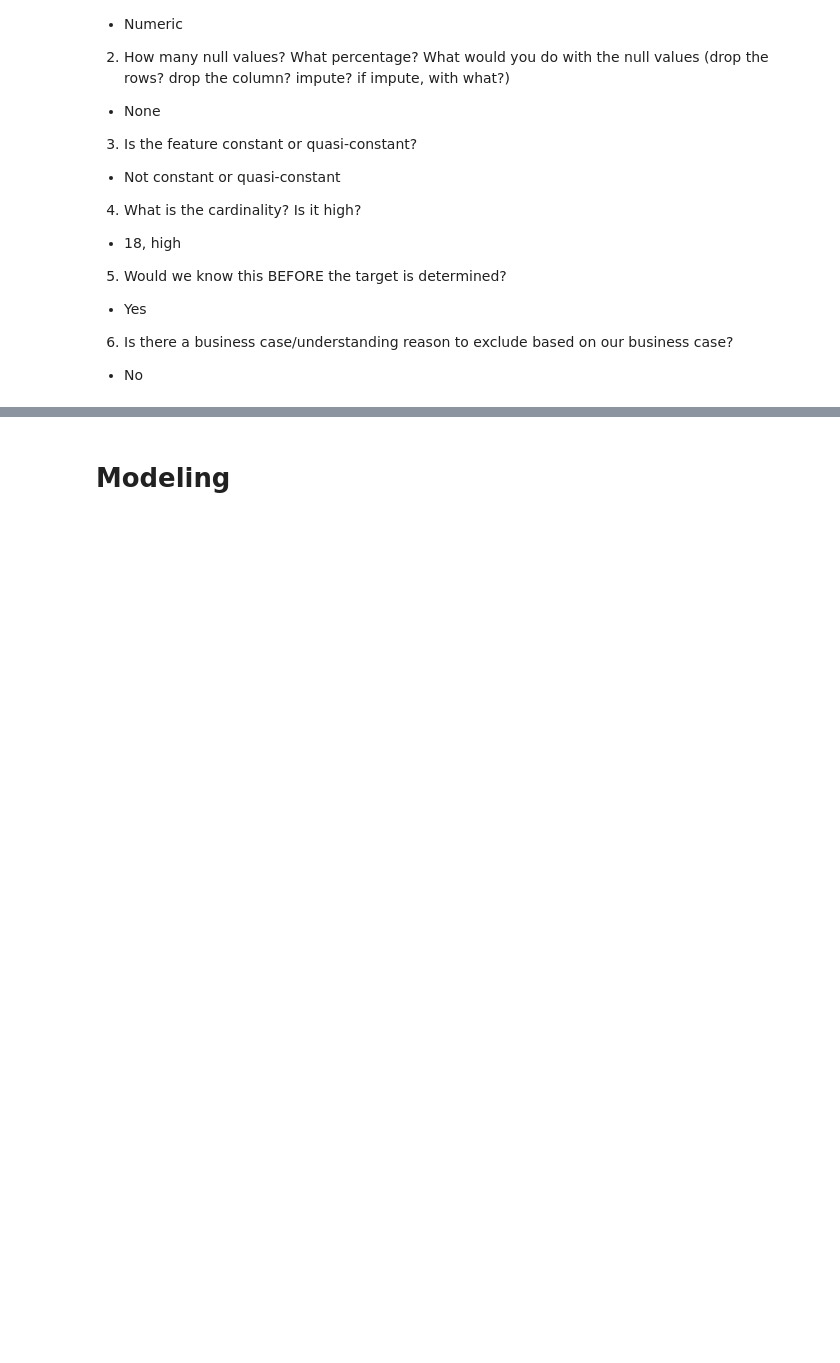
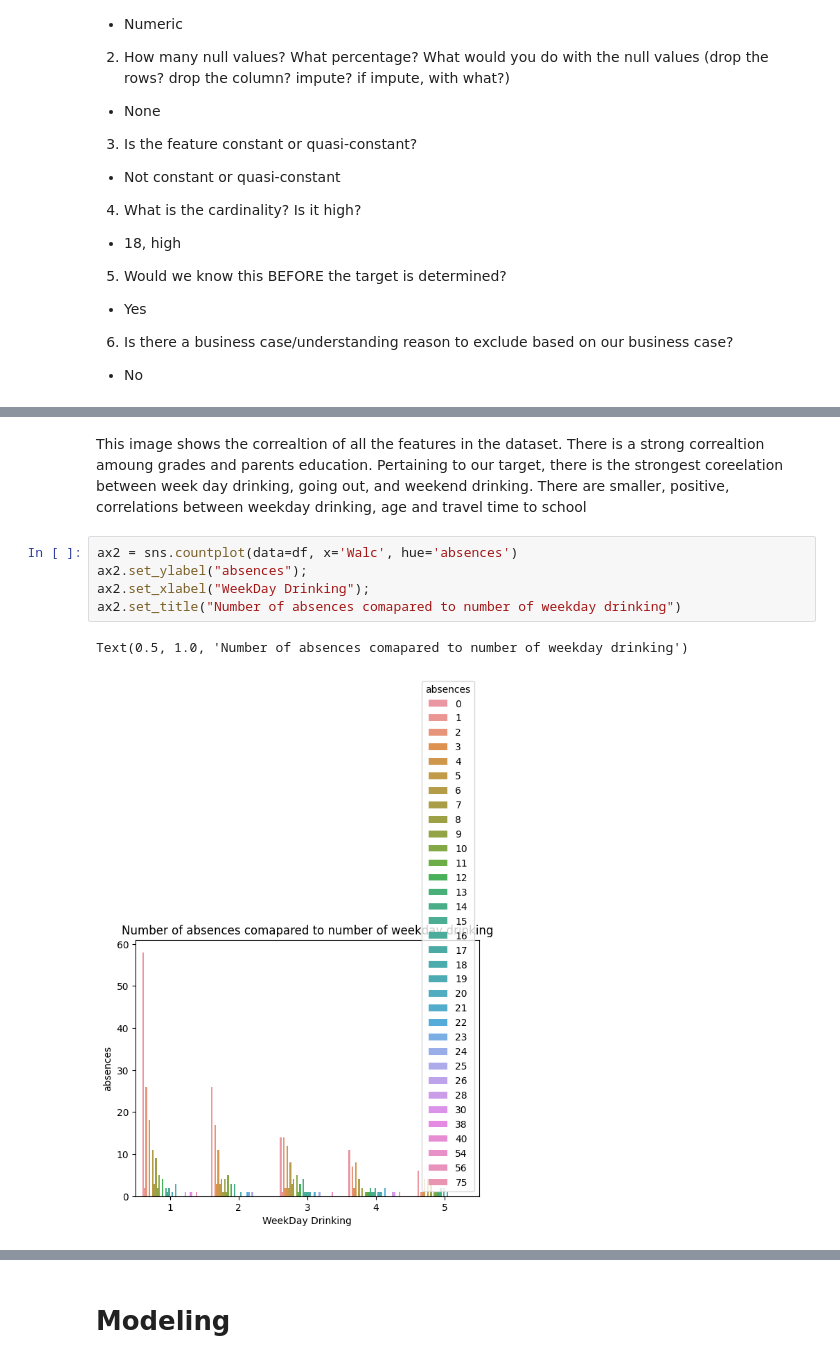
Before and after one commit to kassiedancer92/Machine_Learning, a Jupyter notebook: project_2.ipynb, the cells around one changed output, grey strips where cells are left out. Saved outputs shown, nothing was run; the diff lists cells and outputs as text; blank space fills up the shorter version.

```diff
--- a/project_2.ipynb
+++ b/project_2.ipynb
@@ -1536,0 +1547,10 @@ explore_numeric(df,feature);
+# %% [markdown]
+This image shows the correaltion of all the features in the dataset. There is a strong correaltion amoung grades and parents education. Pertaining to our target, there is the strongest coreelation between week day drinking, going out, and weekend drinking. There are smaller, positive, correlations between weekday drinking, age and travel time to school
+# %%
+ax2 = sns.countplot(data=df, x='Walc', hue='absences')
+ax2.set_ylabel("absences");
+ax2.set_xlabel("WeekDay Drinking");
+ax2.set_title("Number of absences comapared to number of weekday drinking")
+# %% [output]
+Text(0.5, 1.0, 'Number of absences comapared to number of weekday drinking')
+[figure, added]
```
Also changed, not shown: parts of 5 cells of this notebook.
